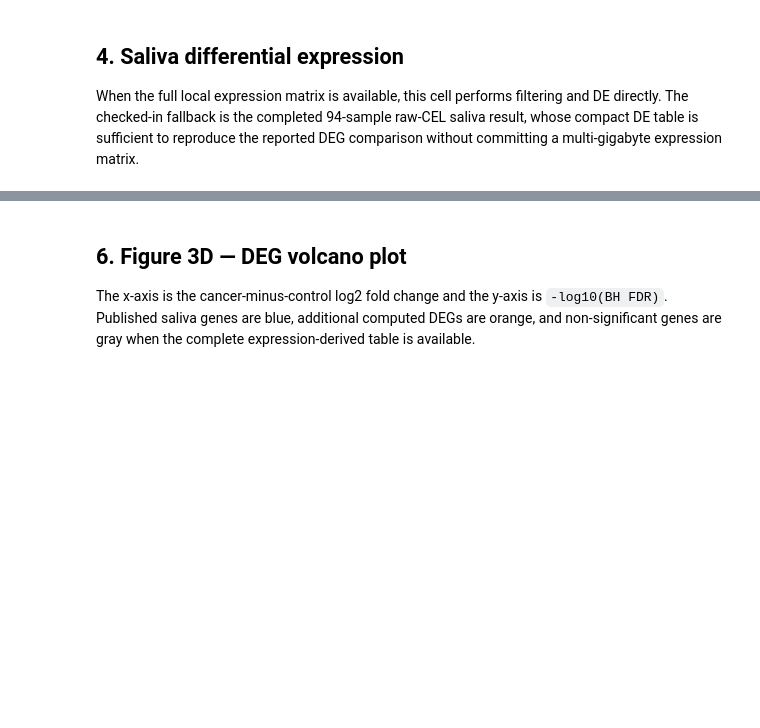
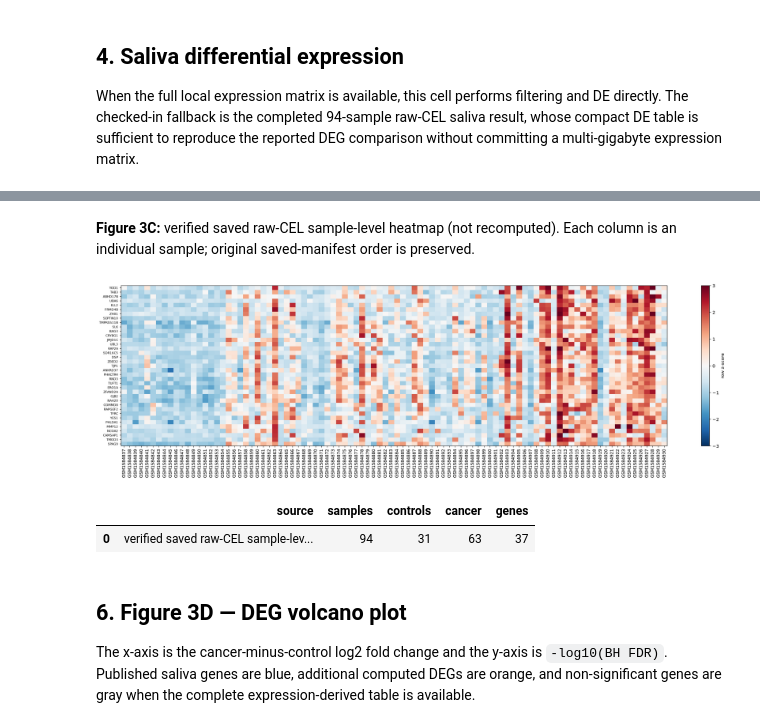
Before and after one commit to mc5eamus/pubmed-gastric-cancer-transcriptomics, a Jupyter notebook: notebooks/lopes2025_reproduction_standalone.ipynb, the cells around one changed output, grey strips where cells are left out. Saved outputs shown, nothing was run; the diff lists cells and outputs as text; code cells hidden in the pictures; blank space fills up the shorter version.

```diff
--- a/notebooks/lopes2025_reproduction_standalone.ipynb
+++ b/notebooks/lopes2025_reproduction_standalone.ipynb
@@ -126,10 +135,16 @@ When the full local expression matrix is available, this cell performs filtering
 # %%
 saliva_manifest = pd.read_csv(REFERENCE / "acquisition/GSE64951/manifest.csv")
 saliva_manifest = saliva_manifest.loc[saliva_manifest["included"].astype(str).str.lower() == "true"]
+saliva_labels = saliva_manifest.set_index("gsm")["label"].astype(int)
+if not saliva_labels.index.is_unique or set(saliva_labels) != {0, 1}:
+    raise ValueError("Saliva manifest must contain unique sample IDs and both control/cancer labels")
 expression_path = RESULTS / "GSE64951/expression.csv"
 if expression_path.is_file():
     saliva_expression = pd.read_csv(expression_path, index_col=0)
-    saliva_labels = saliva_manifest.set_index("gsm")["label"].astype(int)
+    missing_samples = saliva_labels.index.difference(saliva_expression.columns)
+    if len(missing_samples):
+        raise ValueError(f"Saliva expression is missing included samples: {missing_samples.tolist()}")
+    saliva_expression = saliva_expression.loc[:, saliva_labels.index]
     saliva_filtered = filter_expression(saliva_expression)
     saliva_de = differential_expression(saliva_filtered, saliva_labels)
     saliva_source = "computed from local expression.csv"
@@ -148,23 +175,58 @@ Rows are z-scored across samples (or across the two group means in compact offli
 # %%
+heatmap_path = FIGURES / "figure_3c_saliva_heatmap.png"
+if saliva_degs.empty:
+    raise ValueError("Saliva heatmap requires at least one DEG")
 if expression_path.is_file():
-    heatmap_expression = saliva_filtered.loc[saliva_degs.index]
-    column_labels = heatmap_expression.columns.astype(str)
+    sample_order = saliva_labels.sort_values(kind="stable").index
+    heatmap_expression = saliva_filtered.loc[saliva_degs.index, sample_order]
+    column_labels = [f"{gsm} ({'Control' if saliva_labels[gsm] == 0 else 'Cancer'})" for gsm in sample_order]
+    values = heatmap_expression.to_numpy(dtype=float)
+    if not np.isfinite(values).all():
+        raise ValueError("Saliva heatmap requires finite sample expression values")
+    row_scale = values.std(axis=1, keepdims=True)
+    z_values = (values - values.mean(axis=1, keepdims=True)) / np.where(row_scale > 0, row_scale, 1)
+    fig, ax = plt.subplots(figsize=(max(7, len(column_labels) * 0.22), max(5, len(z_values) * 0.18)))
+    image = ax.imshow(z_values, aspect="auto", cmap="RdBu_r", vmin=-3, vmax=3)
+    ax.set(xticks=np.arange(len(column_labels)), xticklabels=column_labels, xlabel="Individual saliva samples", ylabel="Computed saliva DEGs", title=f"Figure 3C — saliva DEG expression ({len(sample_order)} samples)")
+    ax.tick_params(axis="x", labelrotation=90, labelsize=7)
+    ax.set_yticks(np.arange(len(heatmap_expression)), heatmap_expression.index, fontsize=6)
+    fig.colorbar(image, ax=ax, label="row z-score")
+    fig.tight_layout()
+    fig.savefig(heatmap_path, dpi=150)
+    plt.show()
+    heatmap_source = "computed from local sample-level expression"
 else:
-    heatmap_expression = saliva_degs[["mean_group0", "mean_group1"]].copy()
-    heatmap_expression.columns = ["Control mean", "Cancer mean"]
-    column_labels = heatmap_expression.columns
-values = heatmap_expression.to_numpy(dtype=float)
-row_scale = values.std(axis=1, keepdims=True)
-z_values = (values - values.mean(axis=1, keepdims=True)) / np.where(row_scale > 0, row_scale, 1)
-fig, ax = plt.subplots(figsize=(max(7, len(column_labels) * 0.22), max(5, len(z_values) * 0.18)))
-image = ax.imshow(z_values, aspect="auto", cmap="RdBu_r", vmin=-3, vmax=3)
-ax.set(xticks=np.arange(len(column_labels)), xticklabels=column_labels, ylabel="Computed saliva DEGs", title="Figure 3C — saliva DEG expression")
-ax.tick_params(axis="x", labelrotation=90, labelsize=7)
-ax.set_yticks(np.arange(len(heatmap_expression)), heatmap_expression.index, fontsize=6)
-fig.colorbar(image, ax=ax, label="row z-score")
-fig.tight_layout()
-fig.savefig(FIGURES / "figure_3c_saliva_heatmap.png", dpi=150)
-plt.show()
+    snapshot = REFERENCE / "computed/GSE64951"
+    snapshot_summary = json.loads((snapshot / "summary.json").read_text())
+    for name in ("degs.csv", "manifest.csv", "heatmap.png"):
+        raw = (snapshot / name).read_bytes()
+        normalized = raw.replace(b"\r\n", b"\n") if name.endswith(".csv") else raw
+        expected = snapshot_summary["snapshot_files_sha256"][name]
+        if expected not in (hashlib.sha256(raw).hexdigest(), hashlib.sha256(normalized).hexdigest()):
+            raise ValueError(f"Saved saliva heatmap source SHA256 changed: {name}")
+    snapshot_labels = pd.read_csv(snapshot / "manifest.csv").set_index("gsm")["label"].astype(int)
+    if not snapshot_labels.sort_index().equals(saliva_labels.sort_index()):
+        raise ValueError("Saved saliva heatmap sample IDs or group labels differ from the included cohort")
+    if snapshot_summary["samples"] != len(saliva_labels) or snapshot_summary["degs"] != len(saliva_degs):
+        raise ValueError("Saved saliva heatmap dimensions differ from the cohort or DEG table")
+    heatmap_path.write_bytes((snapshot / "heatmap.png").read_bytes())
+    heatmap_source = "verified saved raw-CEL sample-level heatmap (not recomputed)"
+    display(Markdown(f"**Figure 3C:** {heatmap_source}. Each column is an individual sample; original saved-manifest order is preserved."))
+    display(Image(filename=str(heatmap_path)))
+heatmap_provenance = {
+    "source": heatmap_source,
+    "samples": len(saliva_labels),
+    "controls": int((saliva_labels == 0).sum()),
+    "cancer": int((saliva_labels == 1).sum()),
+    "genes": len(saliva_degs),
+    "sha256": sha256(heatmap_path),
+}
+display(pd.DataFrame([heatmap_provenance]).drop(columns="sha256"))
+# %% [output]
+**Figure 3C:** verified saved raw-CEL sample-level heatmap (not recomputed). Each column is an individual sample; original saved-manifest order is preserved.
+[figure, added]
+|  | source | samples | controls | cancer | genes |
+| 0 | verified saved raw-CEL sample-lev... | 94 | 31 | 63 | 37 |
 # %% [markdown]
 ## 6. Figure 3D — DEG volcano plot
 
```
Also changed, not shown: parts of 11 cells of this notebook, 2 other files.
